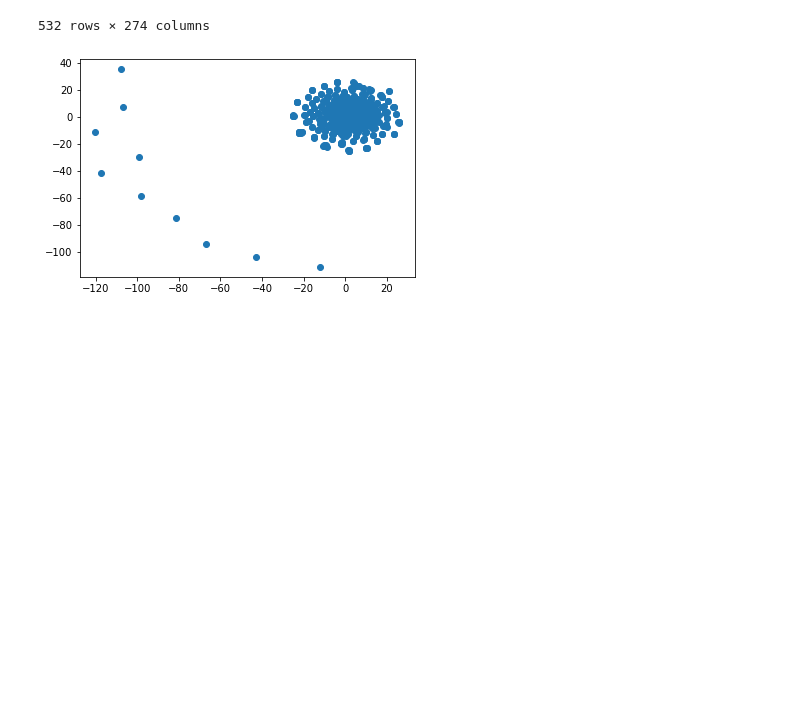
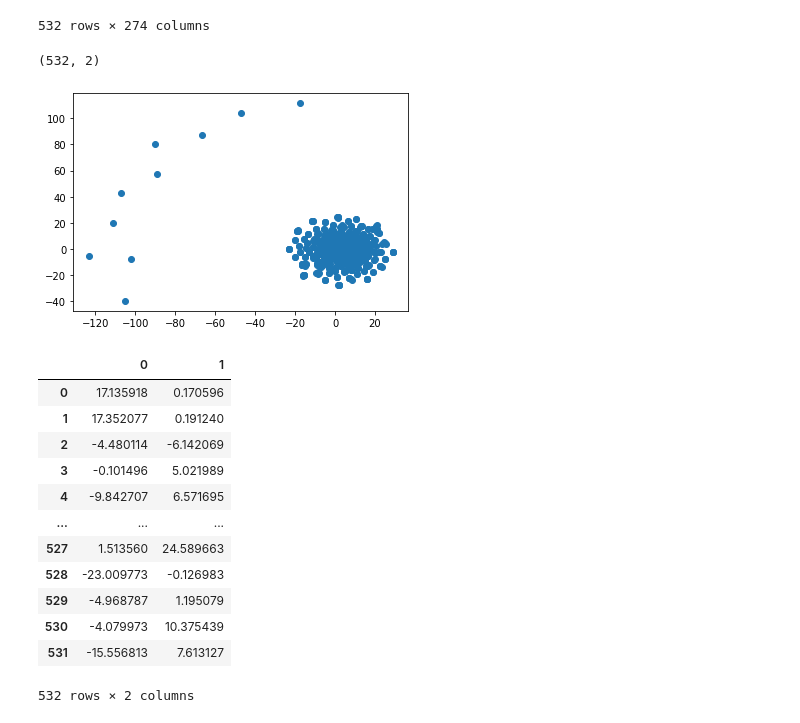
Before and after one commit to amberleeBME/crypto-clusters, a Jupyter notebook: crypto.ipynb, the cells around one changed output. Drawn from its saved outputs; the diff is of its cells as text; code cells hidden in the pictures; blank space fills up the shorter version.

```diff
--- a/crypto.ipynb
+++ b/crypto.ipynb
@@ -18,8 +19,7 @@ df.dropna(inplace=True)
 # Filter for currencies that have been mined
 df = df.loc[df['TotalCoinsMined']>0]
 # Delete the CoinName from the original dataframe
-df.drop(columns=['Unnamed: 0','CoinName'], inplace=True)
-
+df.drop(columns=['Unnamed: 0','CoinName'], axis = 1,inplace=True)
 df.head()
 # %% [output]
 |  | Algorithm | ProofType | TotalCoinsMined | TotalCoinSupply |
@@ -82,11 +78,29 @@ df_pca
 # %%
 # run t-SNE on the principal components: the output of the PCA transformation.
 tsne = TSNE(learning_rate=250)
 tsne_feat = tsne.fit_transform(pca_components)
-tsne_feat.shape
+print(tsne_feat.shape)
+df_tsne = pd.DataFrame(
+    data=tsne_feat
+)
 
 #  create a scatter plot of the t-SNE output. Observe whether there are distinct clusters or not.
 plt.scatter(tsne_feat[:,0], tsne_feat[:,1])
 plt.show()
+df_tsne
 # %% [output]
+(532, 2)
-[figure, old version]
+[figure, new version]
+|  | 0 | 1 |
+| 0 | 17.135918 | 0.170596 |
+| 1 | 17.352077 | 0.191240 |
+| 2 | -4.480114 | -6.142069 |
+| 3 | -0.101496 | 5.021989 |
+| 4 | -9.842707 | 6.571695 |
+| ... | ... | ... |
+| 527 | 1.513560 | 24.589663 |
+| 528 | -23.009773 | -0.126983 |
+| 529 | -4.968787 | 1.195079 |
+| 530 | -4.079973 | 10.375439 |
+| 531 | -15.556813 | 7.613127 |
+532 rows × 2 columns
```
Also changed, not shown: parts of 7 cells of this notebook.
